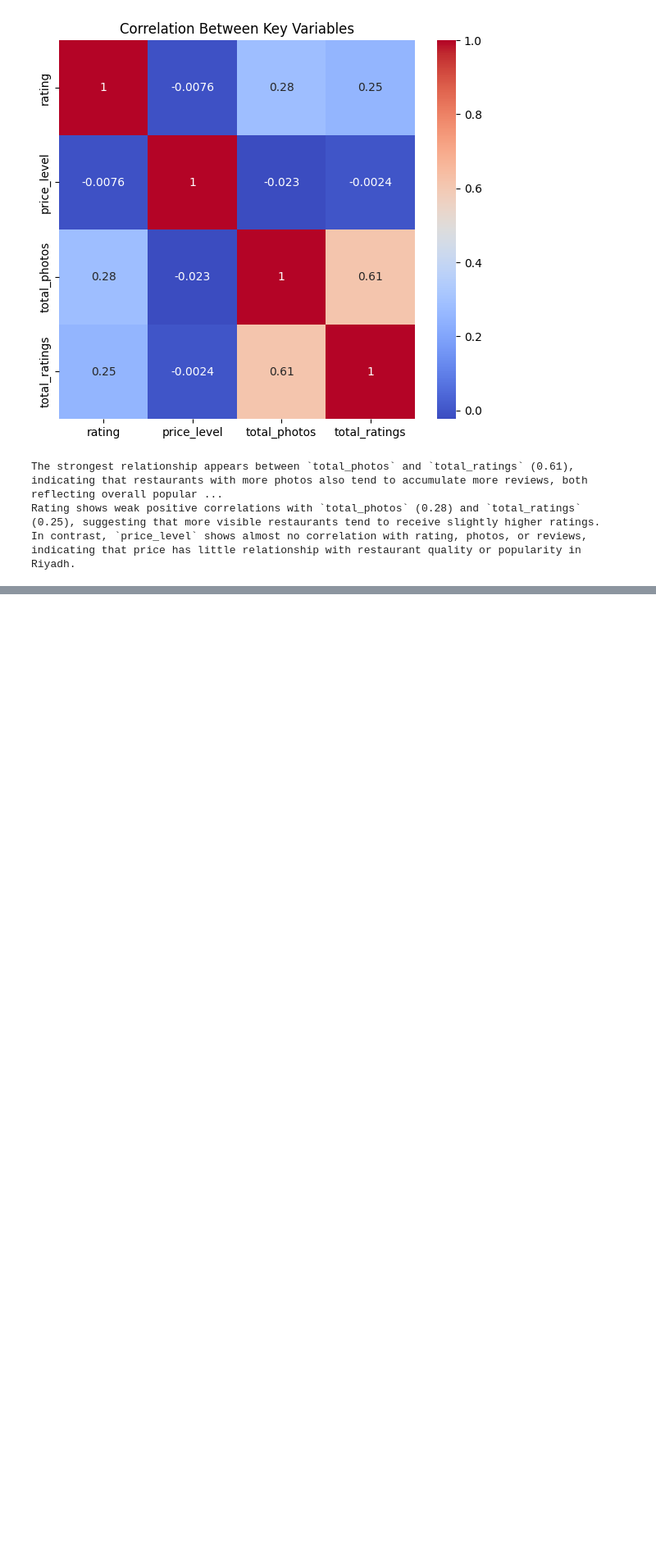
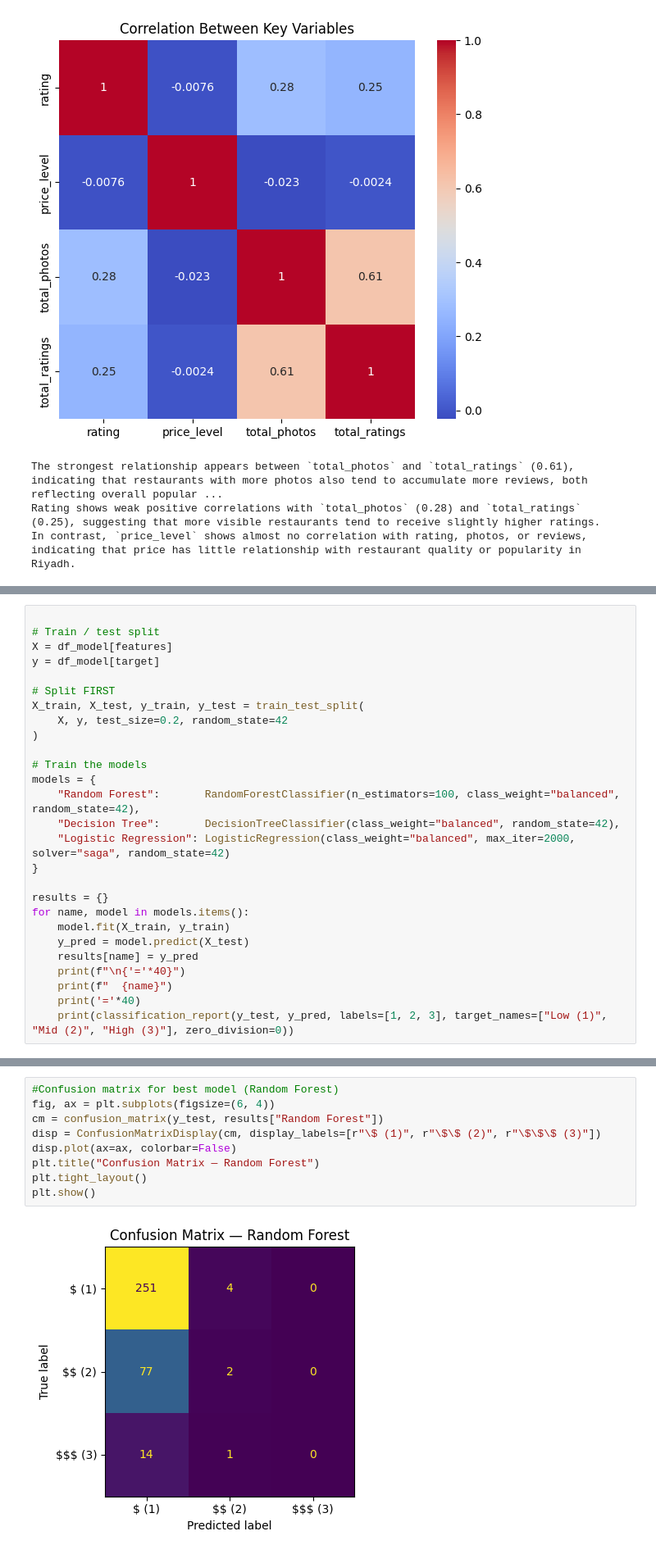
Before and after one commit to AbdulrahmanB-25/EDA_Project, a Jupyter notebook: EDA_Project.ipynb, the cells around one changed output, grey strips where cells are left out. Shown at 82% size. Cells and saved outputs as stored; diff of their text form; blank space fills up the shorter version.

Commit message:
Made the ML Classification.

```diff
--- a/EDA_Project.ipynb
+++ b/EDA_Project.ipynb
@@ -637,0 +670,27 @@ In contrast, `price_level` shows almost no correlation with rating, photos, or r
+# %%
+
+# Train / test split
+X = df_model[features]
+y = df_model[target]
+
+# Split FIRST
+X_train, X_test, y_train, y_test = train_test_split(
+    X, y, test_size=0.2, random_state=42
+)
+
+# Train the models
+models = {
+    "Random Forest":       RandomForestClassifier(n_estimators=100, class_weight="balanced", random_state=42),
+    "Decision Tree":       DecisionTreeClassifier(class_weight="balanced", random_state=42),
+    "Logistic Regression": LogisticRegression(class_weight="balanced", max_iter=2000, solver="saga", random_state=42)
+}
+
+results = {}
+for name, model in models.items():
+    model.fit(X_train, y_train)
+    y_pred = model.predict(X_test)
+    results[name] = y_pred
+    print(f"\n{'='*40}")
+    print(f"  {name}")
+    print('='*40)
+    print(classification_report(y_test, y_pred, labels=[1, 2, 3], target_names=["Low (1)", "Mid (2)", "High (3)"], zero_division=0))
@@ -637,0 +715,11 @@ In contrast, `price_level` shows almost no correlation with rating, photos, or r
+# %%
+#Confusion matrix for best model (Random Forest)
+fig, ax = plt.subplots(figsize=(6, 4))
+cm = confusion_matrix(y_test, results["Random Forest"])
+disp = ConfusionMatrixDisplay(cm, display_labels=[r"\$ (1)", r"\$\$ (2)", r"\$\$\$ (3)"])
+disp.plot(ax=ax, colorbar=False)
+plt.title("Confusion Matrix — Random Forest")
+plt.tight_layout()
+plt.show()
+# %% [output]
+[figure, added]
```
Also changed, not shown: parts of 5 cells of this notebook.
